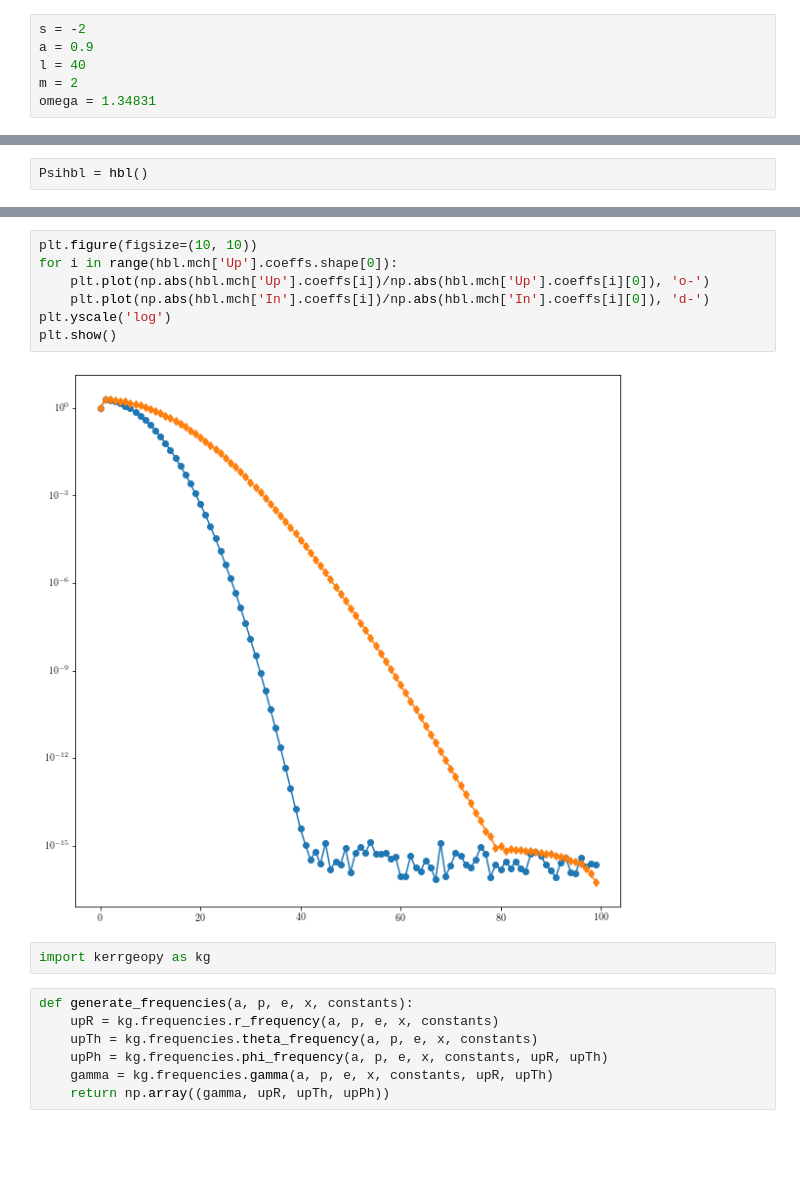
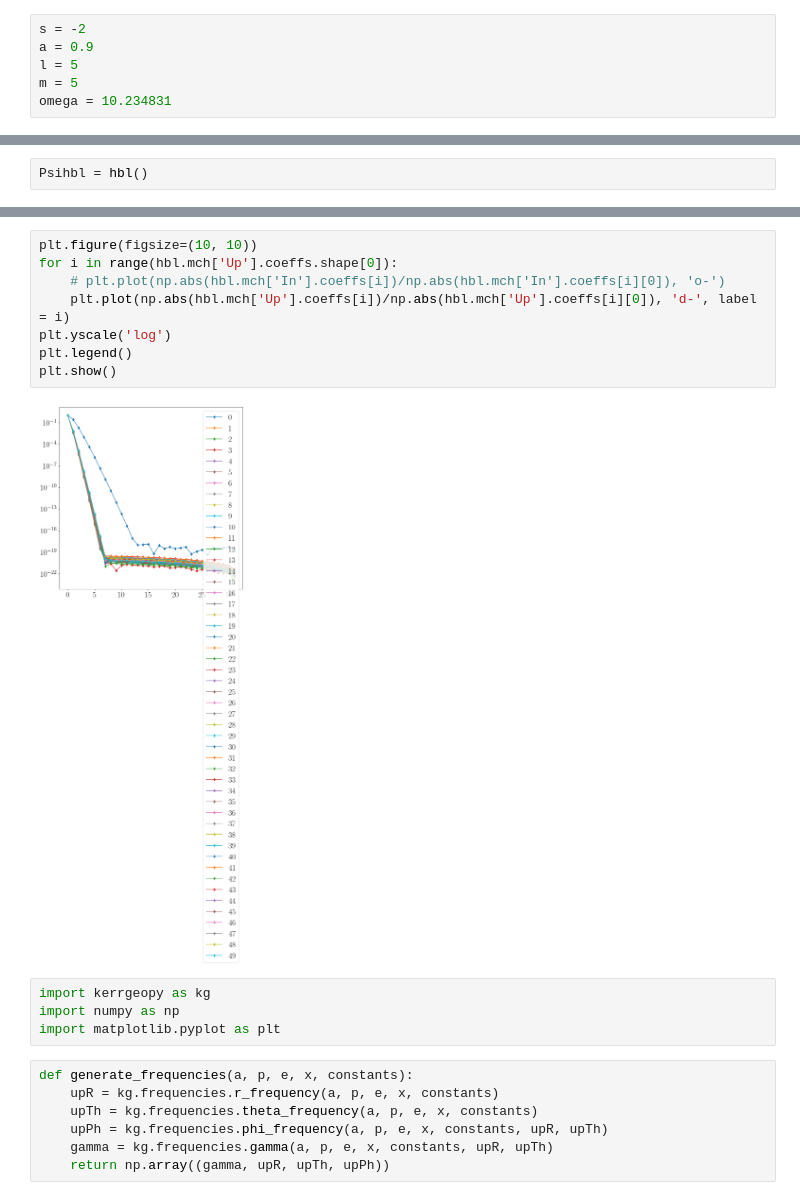
Before and after one commit to znasipak/hbl-teukolsky, a Jupyter notebook: test.ipynb, the cells around one changed output, grey strips where cells are left out. Drawn from its saved outputs; the diff is of its cells as text; blank space fills up the shorter version.

```diff
--- a/test.ipynb
+++ b/test.ipynb
@@ -12,9 +17,9 @@ import math
 # %%
 s = -2
 a = 0.9
-l = 40
-m = 2
-omega = 1.34831
+l = 5
+m = 5
+omega = 10.234831
 # %%
 def sigma_temp(a, r):
     kappa = np.sqrt(1-a**2)
@@ -37,14 +67,17 @@ plt.show()
 # %%
 plt.figure(figsize=(10, 10))
 for i in range(hbl.mch['Up'].coeffs.shape[0]):
-    plt.plot(np.abs(hbl.mch['Up'].coeffs[i])/np.abs(hbl.mch['Up'].coeffs[i][0]), 'o-')
-    plt.plot(np.abs(hbl.mch['In'].coeffs[i])/np.abs(hbl.mch['In'].coeffs[i][0]), 'd-')
+    # plt.plot(np.abs(hbl.mch['In'].coeffs[i])/np.abs(hbl.mch['In'].coeffs[i][0]), 'o-')
+    plt.plot(np.abs(hbl.mch['Up'].coeffs[i])/np.abs(hbl.mch['Up'].coeffs[i][0]), 'd-', label = i)
 plt.yscale('log')
+plt.legend()
 plt.show()
 # %% [output]
-[figure, old version]
+[figure, new version]
 # %%
 import kerrgeopy as kg
+import numpy as np
+import matplotlib.pyplot as plt
 # %%
 def generate_frequencies(a, p, e, x, constants):
     upR = kg.frequencies.r_frequency(a, p, e, x, constants)
```
Also changed, not shown: parts of 35 cells of this notebook, 14 other files.
